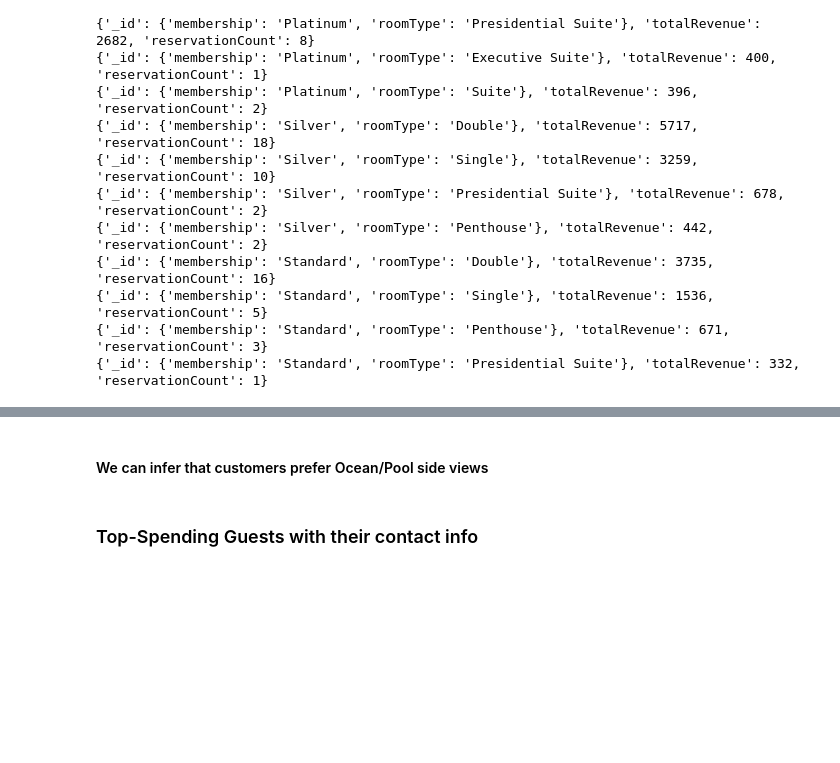
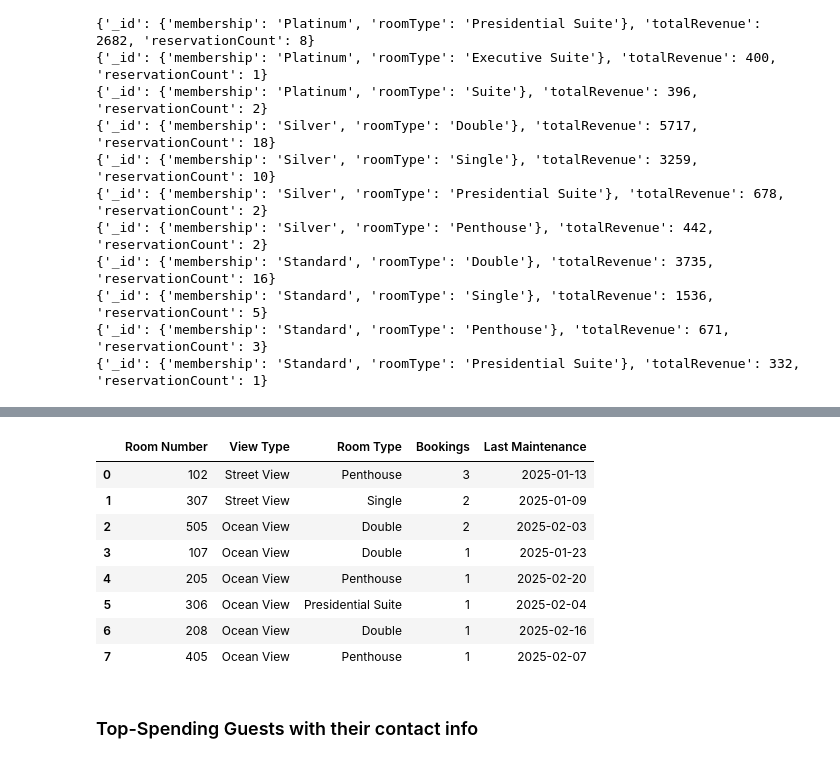
Before and after one commit to Chinaza-AhamNeze/Launch-Project-2, a Jupyter notebook: Hotel_Bookings.ipynb, the cells around one changed output, grey strips where cells are left out. Saved outputs shown, nothing was run; the diff lists cells and outputs as text; code cells hidden in the pictures; blank space fills up the shorter version.

Commit message:
Final MongoDB queries

```diff
--- a/Hotel_Bookings.ipynb
+++ b/Hotel_Bookings.ipynb
@@ -307,5 +324,45 @@ for doc in result:
-# %% [markdown]
-#### We can infer that customers prefer Ocean/Pool side views
+# %%
+import pandas as pd
+
+# Sample result from the MongoDB query
+data = [
+    {'_id': 102, 'view': 'Street View', 'room_type': 'Penthouse', 'bookings': 3, 'last_maintenance': '2025-01-13 00:00:00'},
+    {'_id': 307, 'view': 'Street View', 'room_type': 'Single', 'bookings': 2, 'last_maintenance': '2025-01-09 00:00:00'},
+    {'_id': 505, 'view': 'Ocean View', 'room_type': 'Double', 'bookings': 2, 'last_maintenance': '2025-02-03 00:00:00'},
+    {'_id': 107, 'view': 'Ocean View', 'room_type': 'Double', 'bookings': 1, 'last_maintenance': '2025-01-23 00:00:00'},
+    {'_id': 205, 'view': 'Ocean View', 'room_type': 'Penthouse', 'bookings': 1, 'last_maintenance': '2025-02-20 00:00:00'},
+    {'_id': 306, 'view': 'Ocean View', 'room_type': 'Presidential Suite', 'bookings': 1, 'last_maintenance': '2025-02-04 00:00:00'},
+    {'_id': 208, 'view': 'Ocean View', 'room_type': 'Double', 'bookings': 1, 'last_maintenance': '2025-02-16 00:00:00'},
+    {'_id': 405, 'view': 'Ocean View', 'room_type': 'Penthouse', 'bookings': 1, 'last_maintenance': '2025-02-07 00:00:00'}
+]
+
+# Create DataFrame
+df = pd.DataFrame(data)
+
+# Rename columns for clarity
+df = df.rename(columns={
+    '_id': 'Room Number',
+    'view': 'View Type',
+    'room_type': 'Room Type',
+    'bookings': 'Bookings',
+    'last_maintenance': 'Last Maintenance'
+})
+
+# Format date column (optional)
+df['Last Maintenance'] = pd.to_datetime(df['Last Maintenance']).dt.date
+
+# Display the DataFrame
+df
+# %% [output]
+|  | Room Number | View Type | Room Type | Bookings | Last Maintenance |
+| 0 | 102 | Street View | Penthouse | 3 | 2025-01-13 |
+| 1 | 307 | Street View | Single | 2 | 2025-01-09 |
+| 2 | 505 | Ocean View | Double | 2 | 2025-02-03 |
+| 3 | 107 | Ocean View | Double | 1 | 2025-01-23 |
+| 4 | 205 | Ocean View | Penthouse | 1 | 2025-02-20 |
+| 5 | 306 | Ocean View | Presidential Suite | 1 | 2025-02-04 |
+| 6 | 208 | Ocean View | Double | 1 | 2025-02-16 |
+| 7 | 405 | Ocean View | Penthouse | 1 | 2025-02-07 |
 # %% [markdown]
 ### Top-Spending Guests with their contact info
 # %%
```
Also changed, not shown: parts of 6 cells of this notebook.
